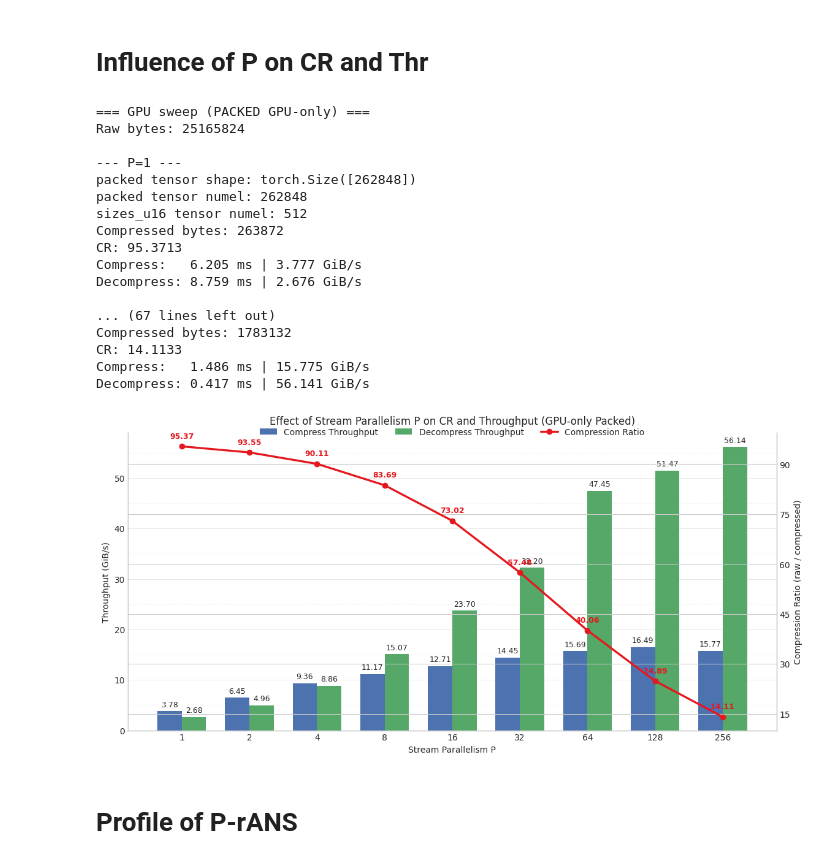
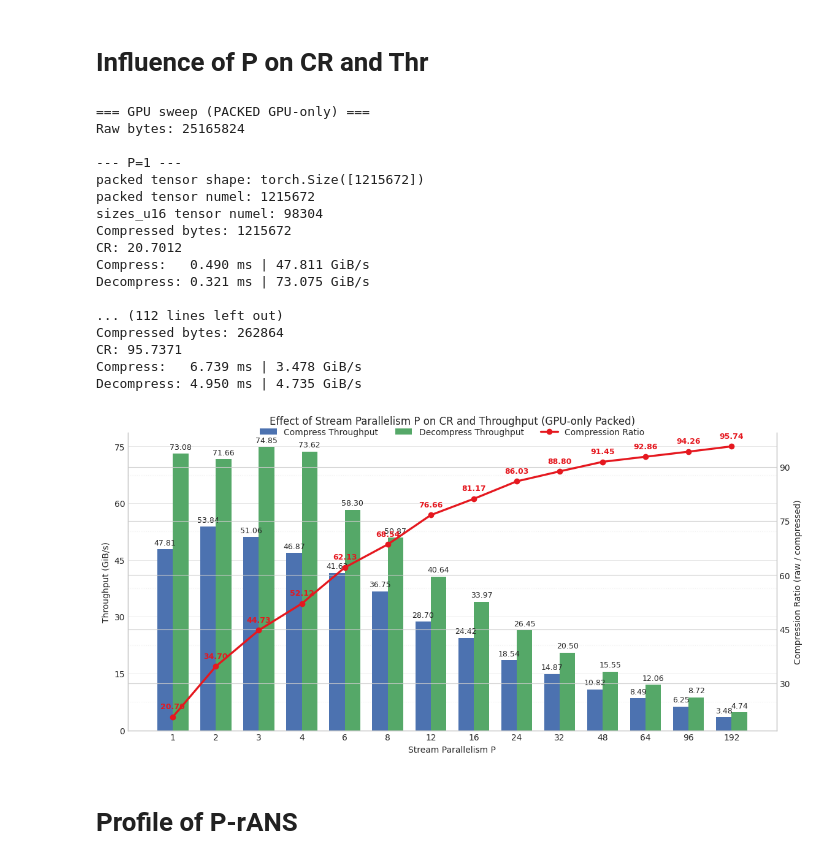
Before and after one commit to WenjingHuangHPC/CompressAI-Science, a Jupyter notebook: examples/CompressAI-Science Inference Demo.ipynb, the cells around one changed output. Cells and saved outputs as stored; diff of their text form; code cells hidden in the pictures.

```diff
--- a/examples/CompressAI-Science Inference Demo.ipynb
+++ b/examples/CompressAI-Science Inference Demo.ipynb
@@ -426,8 +426,7 @@ def packed_total_bytes(packed) -> int:
     print("packed tensor shape:", packed.packed.shape)
     print("packed tensor numel:", packed.packed.numel())
     print("sizes_u16 tensor numel:", packed.sizes_u16.numel())
-    return int(packed.packed.numel() + packed.sizes_u16.numel() * packed.sizes_u16.element_size())
-
+    return int(packed.packed.numel())
 
 def run():
     # ------------------------------------------------------------
@@ -437,7 +436,8 @@ def run():
     quality = 1
     device = "cuda:0"
 
-    P_list = [1, 2, 4, 8, 16, 32, 64, 128, 256]
+    # P_list = [1, 2, 4, 8, 16, 32, 64, 128, 256]
+    P_list = [1, 2, 3, 4, 6, 8, 12, 16, 24, 32, 48, 64, 96, 192]
 
     model_path = f"{project_dir}/data/model/bmshj2018-factorized-prior-{quality}.pth"
     npy_path = "/hwj/project/aiz-accelerate/data/nyx-dark_matter_density.npy"
@@ -558,46 +558,46 @@ def run():
             xy=(xi, cr),
             xytext=(0, 9.5),
             textcoords="offset points",
             ha="center",
             fontsize=9,
             fontweight="bold",
             color=color_cr,
         )
 
     ax1.set_title("Effect of Stream Parallelism P on CR and Throughput (GPU-only Packed)", pad=10)
 
     h1, l1 = ax1.get_legend_handles_labels()
     h2, l2 = ax2.get_legend_handles_labels()
     fig.legend(h1 + h2, l1 + l2, loc="upper center", ncol=3, frameon=False, bbox_to_anchor=(0.5, 0.98))
 
     for ax in (ax1, ax2):
         ax.spines["top"].set_visible(False)
 
     plt.savefig("/hwj/project/CompressAI-Science/assets/P-control.png")
     plt.show()
 
 
 if __name__ == "__main__":
     run()
 # %% [output]
 === GPU sweep (PACKED GPU-only) ===
 Raw bytes: 25165824
 
 --- P=1 ---
-packed tensor shape: torch.Size([262848])
-packed tensor numel: 262848
-sizes_u16 tensor numel: 512
-Compressed bytes: 263872
-CR: 95.3713
-Compress:   6.205 ms | 3.777 GiB/s
-Decompress: 8.759 ms | 2.676 GiB/s
+packed tensor shape: torch.Size([1215672])
+packed tensor numel: 1215672
+sizes_u16 tensor numel: 98304
+Compressed bytes: 1215672
+CR: 20.7012
+Compress:   0.490 ms | 47.811 GiB/s
+Decompress: 0.321 ms | 73.075 GiB/s
 
-... (67 lines left out)
-Compressed bytes: 1783132
-CR: 14.1133
-Compress:   1.486 ms | 15.775 GiB/s
-Decompress: 0.417 ms | 56.141 GiB/s
+... (112 lines left out)
+Compressed bytes: 262864
+CR: 95.7371
+Compress:   6.739 ms | 3.478 GiB/s
+Decompress: 4.950 ms | 4.735 GiB/s
-[figure, old version]
+[figure, new version]
 # %% [markdown]
 # Profile of P-rANS
 # %%
```
Also changed, not shown: parts of 1 cell of this notebook, 5 other files.
